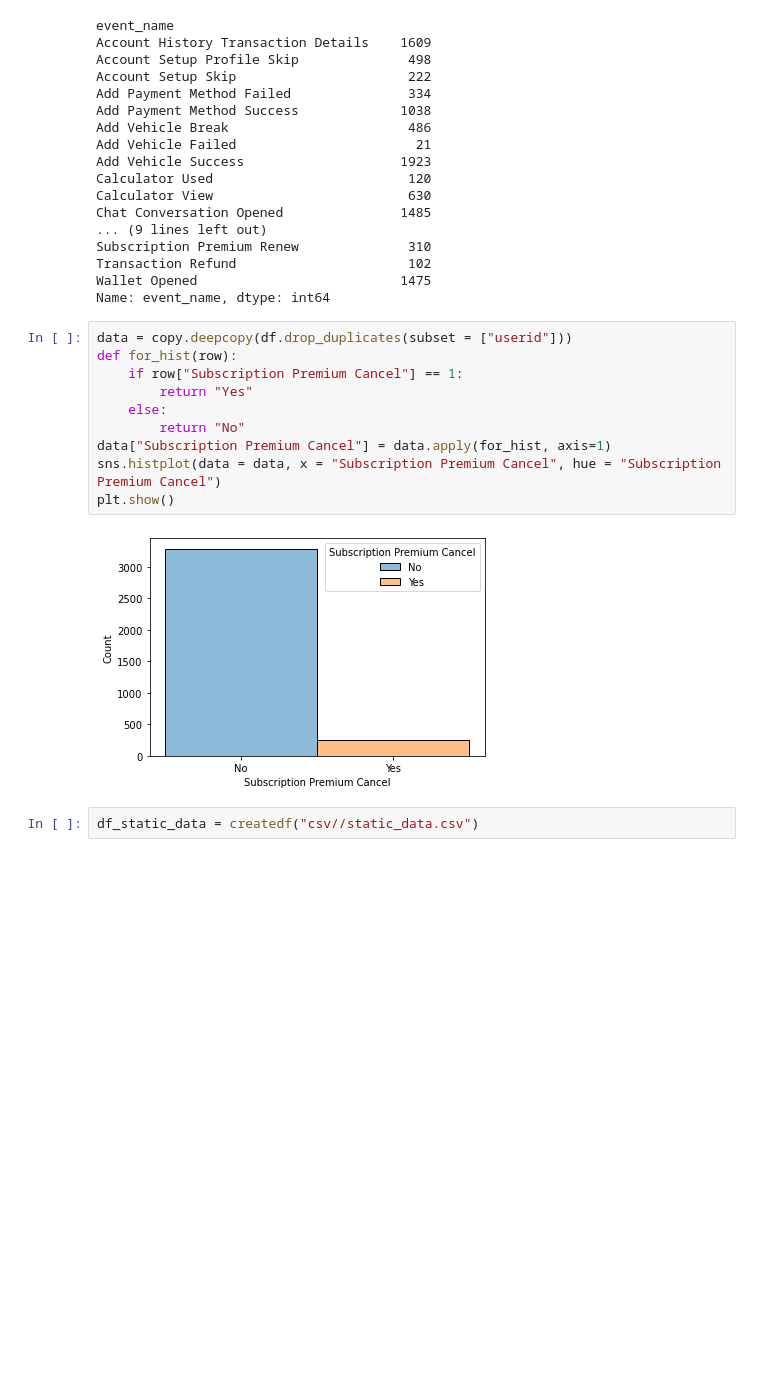
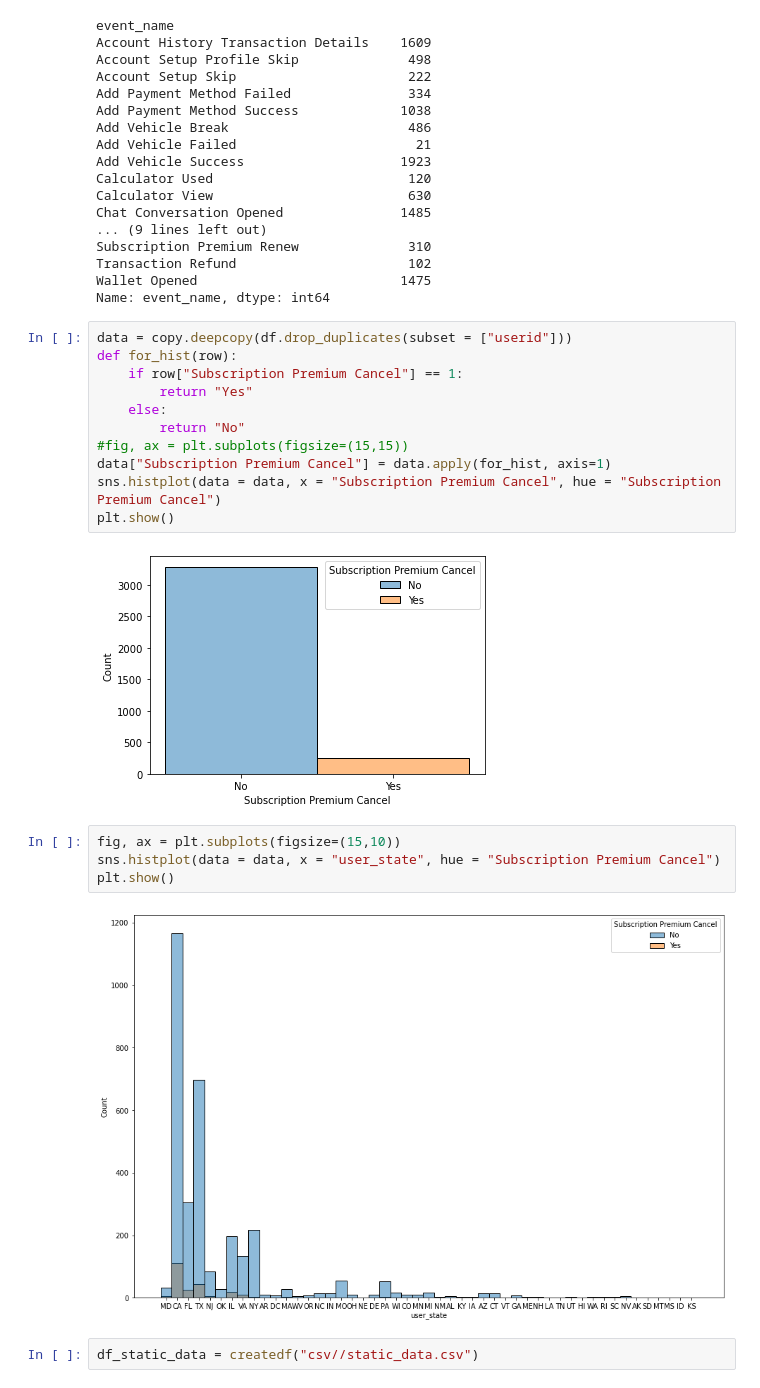
Before and after one commit to ZheZheDoshka/int20h_cryptomonks, a Jupyter notebook: visualization.ipynb, the cells around one changed output. Drawn from its saved outputs; the diff is of its cells as text; blank space fills up the shorter version.

```diff
--- a/visualization.ipynb
+++ b/visualization.ipynb
@@ -54,11 +54,18 @@ def for_hist(row):
         return "Yes"
     else:
         return "No"
+#fig, ax = plt.subplots(figsize=(15,15))
 data["Subscription Premium Cancel"] = data.apply(for_hist, axis=1)
 sns.histplot(data = data, x = "Subscription Premium Cancel", hue = "Subscription Premium Cancel")
 plt.show()
 # %% [output]
 [figure]
+# %%
+fig, ax = plt.subplots(figsize=(15,10))
+sns.histplot(data = data, x = "user_state", hue = "Subscription Premium Cancel")
+plt.show()
+# %% [output]
+[figure, added]
 # %%
 df_static_data = createdf("csv//static_data.csv")
 # %%
```
Also changed, not shown: parts of 2 cells of this notebook, 9 other files.
